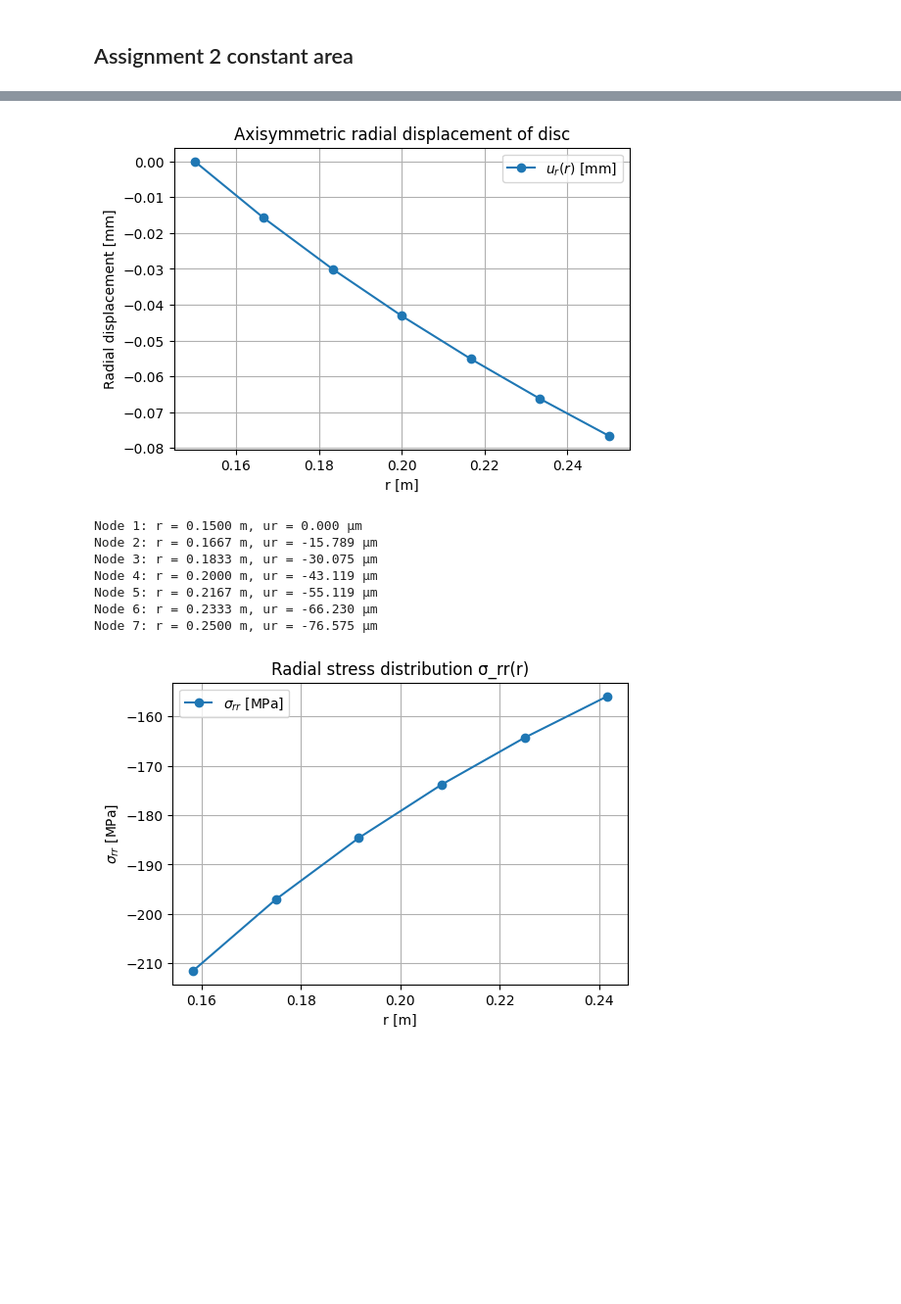
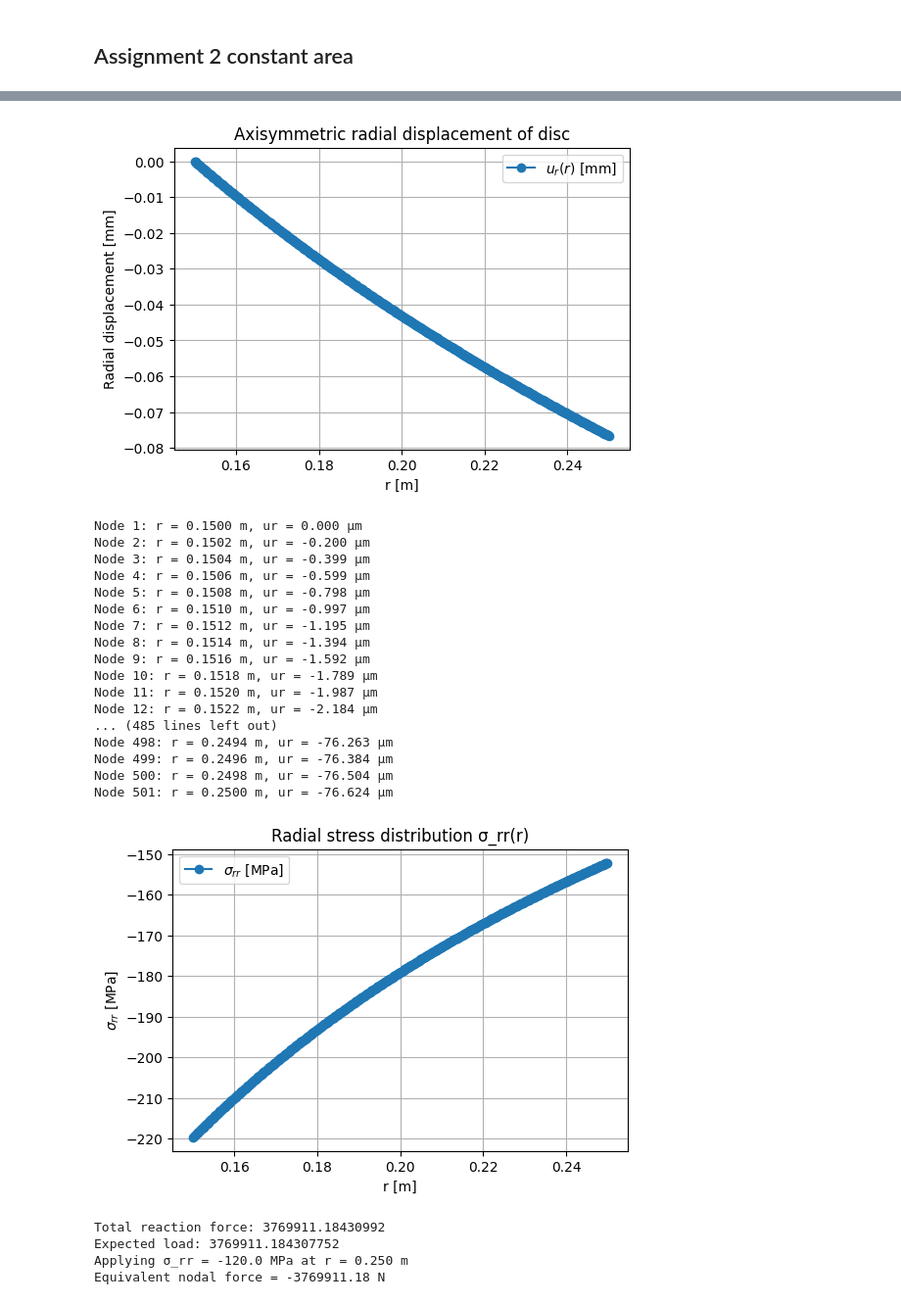
Before and after one commit to MartinStjernkvist/Applied-Mechanics, a Jupyter notebook: TME235/Assignment_1&2.ipynb, the cells around one changed output, grey strips where cells are left out. Shown at 98% size. Cells and saved outputs as stored; diff of their text form; code cells hidden in the pictures; blank space fills up the shorter version.

```diff
--- a/TME235/Assignment_1&2.ipynb
+++ b/TME235/Assignment_1&2.ipynb
@@ -562,12 +473,3 @@ print(f"Maximum displacement (mm): {np.min(a)*1000:.4f} mm")
-# %%
-for eltopo, elx, ely, in zip(Edof, Ex, Ey):
-    Ke = cfc.planqe(elx, ely, ep, Dmat)
-    fe =
-    cfc.assem(eltopo, K, Ke)
-
-f[-1] += F
-
-a,
 # %% [markdown]
 ## Calfem with length 3m actual
 # %%
@@ -1328,8 +829,8 @@ b_outer = 0.25
 nu=0.3
 E=200e9
 h0 = 0.02
-Width = b
-num_el = 6
+Width = b_outer
+num_el = 500
 nnodes = num_el + 1
 a_inner = 0.15
 
@@ -1374,8 +875,8 @@ for el in range(num_el):
                                                         [-1,  1]])
     cfc.assem(Edof[el, :], K, Ke)
 
-# --- Boundary conditions ---
-bc = np.array([1])  # fix outer radius (clamped)
+# BCs
+bc = np.array([1])  # fix inner radius
 bcVal = np.array([0.0])
 
 # Applying distributed load
@@ -1401,8 +902,7 @@ plt.show()
 for i in range(nnodes):
     print(f"Node {i+1}: r = {coords[i]:.4f} m, ur = {a[i,0]*1e6:.3f} μm")
 
-# Computing normal stress, radial
-
+# Computinging normal stress
 sigma_rr_vals = np.zeros(num_el)
 r_centers = np.zeros(num_el)
 
@@ -1473,8 +1013,8 @@ b_outer = 0.25
 nu=0.3
 E=200e9
 h0 = 0.02
-Width = b
-num_el = 6
+Width = b_outer
+num_el = 500
 nnodes = num_el + 1
 a_inner = 0.15
 
@@ -1485,8 +1025,8 @@ display(coords)
 
 Edof = np.zeros((num_el, 2), dtype=int)
 for i in range(num_el):
-    Edof[i, 0] = i + 1       # First column
-    Edof[i, 1] = i + 2       # Second column
+    Edof[i, 0] = i + 1
+    Edof[i, 1] = i + 2
 
 #display(coords)
 display(Edof)
@@ -1508,7 +1048,7 @@ for el in range(num_el):
     Le = r2 - r1
     r_mean = 0.5 * (r1 + r2)
 
-    # variable thickness
+    # Constant thickness
     h_e = h0
 
     print('h_e',np.shape(h_e))
@@ -1519,15 +1059,15 @@ for el in range(num_el):
                                                         [-1,  1]])
     cfc.assem(Edof[el, :], K, Ke)
 
-# --- Boundary conditions ---
-bc = np.array([1])  # fix outer radius (clamped)
+# BCs
+bc = np.array([1])  # fix inner radius
 bcVal = np.array([0.0])
 
 # Applying distributed load
 sigma_r = -120e6
-r_inner = coords[-1]
+r_outer = coords[-1]
 h_inner = h0
-f[-1, 0] = 2 * np.pi * r_inner * h_inner * sigma_r  # negative radial direction
+f[-1, 0] = 2 * np.pi * r_outer * h_inner * sigma_r  # negative radial direction
 
 
 a, r = cfc.solveq(K, f, bc, bcVal)
@@ -1546,8 +1086,7 @@ plt.show()
 for i in range(nnodes):
     print(f"Node {i+1}: r = {coords[i]:.4f} m, ur = {a[i,0]*1e6:.3f} μm")
 
-# Computing normal stress, radial
-
+# Computing normal stress
 sigma_rr_vals = np.zeros(num_el)
 r_centers = np.zeros(num_el)
 
@@ -1575,4 +1114,11 @@ plt.title('Radial stress distribution σ_rr(r)')
 plt.grid(True)
 plt.legend()
 plt.show()
+
+
+print("Total reaction force:", np.sum(r))
+print("Expected load:", 2*np.pi*coords[-1]*h0*(-sigma_r))
+
+print(f"Applying σ_rr = {sigma_r/1e6:.1f} MPa at r = {r_outer:.3f} m")
+print(f"Equivalent nodal force = {f[-1,0]:.2f} N")
 # %% [output]
@@ -1600,9 +1176,23 @@ r_mean ()
-[figure, old version]
+[figure, new version]
 Node 1: r = 0.1500 m, ur = 0.000 μm
-Node 2: r = 0.1667 m, ur = -15.789 μm
-Node 3: r = 0.1833 m, ur = -30.075 μm
-Node 4: r = 0.2000 m, ur = -43.119 μm
-Node 5: r = 0.2167 m, ur = -55.119 μm
-Node 6: r = 0.2333 m, ur = -66.230 μm
-Node 7: r = 0.2500 m, ur = -76.575 μm
+Node 2: r = 0.1502 m, ur = -0.200 μm
+Node 3: r = 0.1504 m, ur = -0.399 μm
+Node 4: r = 0.1506 m, ur = -0.599 μm
+Node 5: r = 0.1508 m, ur = -0.798 μm
+Node 6: r = 0.1510 m, ur = -0.997 μm
+Node 7: r = 0.1512 m, ur = -1.195 μm
+Node 8: r = 0.1514 m, ur = -1.394 μm
+Node 9: r = 0.1516 m, ur = -1.592 μm
+Node 10: r = 0.1518 m, ur = -1.789 μm
+Node 11: r = 0.1520 m, ur = -1.987 μm
+Node 12: r = 0.1522 m, ur = -2.184 μm
+... (485 lines left out)
+Node 498: r = 0.2494 m, ur = -76.263 μm
+Node 499: r = 0.2496 m, ur = -76.384 μm
+Node 500: r = 0.2498 m, ur = -76.504 μm
+Node 501: r = 0.2500 m, ur = -76.624 μm
-[figure, old version]
+[figure, new version]
+Total reaction force: 3769911.18430992
+Expected load: 3769911.184307752
+Applying σ_rr = -120.0 MPa at r = 0.250 m
+Equivalent nodal force = -3769911.18 N
```
Also changed, not shown: parts of 14 cells of this notebook.
